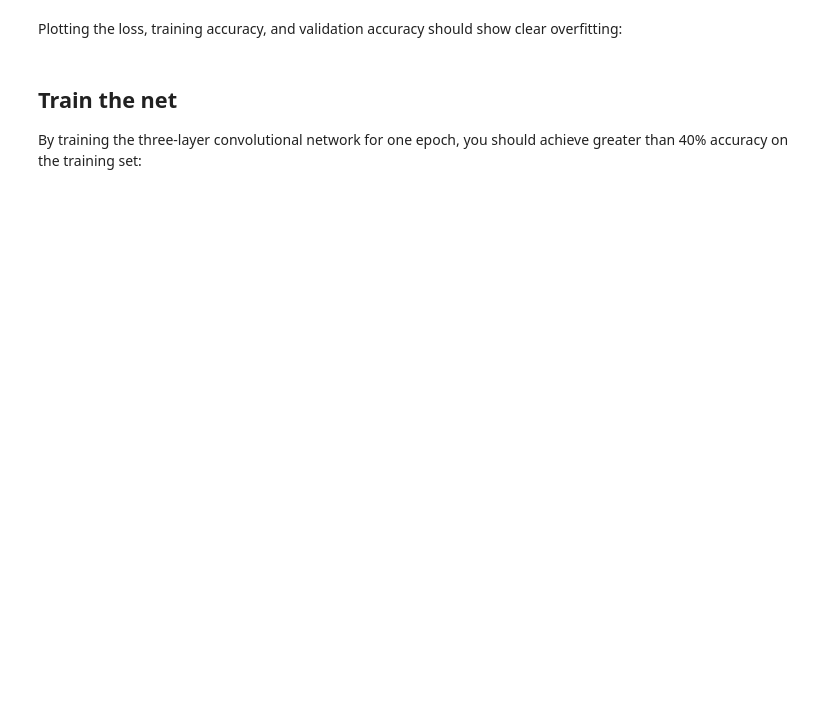
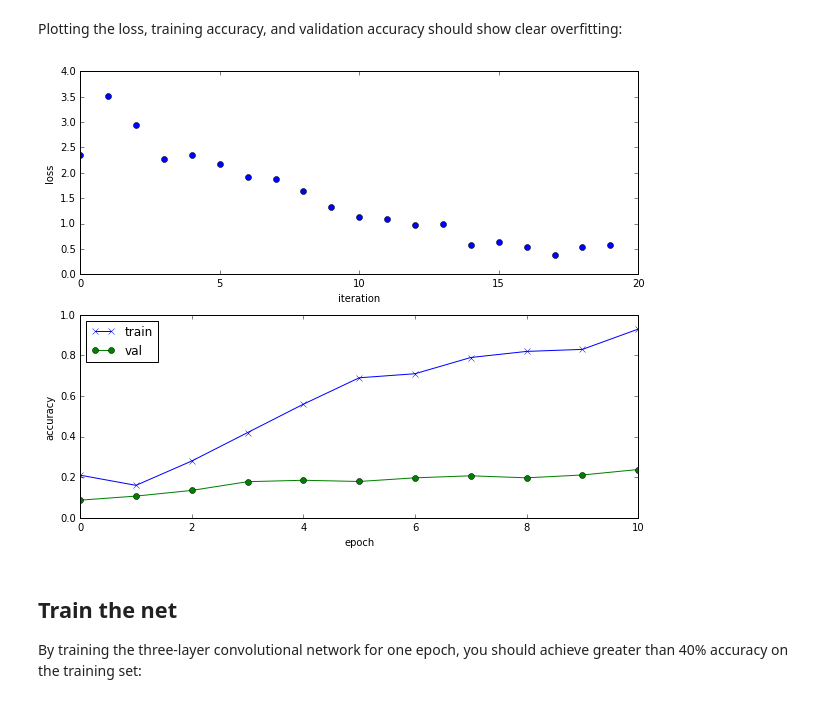
Before and after one commit to FengyangZhang/CS231nAssignment2, a Jupyter notebook: ConvolutionalNetworks.ipynb, the cells around one changed output. Saved outputs shown, nothing was run; the diff lists cells and outputs as text; code cells hidden in the pictures; blank space fills up the shorter version.

```diff
--- a/ConvolutionalNetworks.ipynb
+++ b/ConvolutionalNetworks.ipynb
@@ -413,16 +475,18 @@ Plotting the loss, training accuracy, and validation accuracy should show clear
 # %%
 plt.subplot(2, 1, 1)
 plt.plot(solver.loss_history, 'o')
 plt.xlabel('iteration')
 plt.ylabel('loss')
 
 plt.subplot(2, 1, 2)
-plt.plot(solver.train_acc_history, '-o')
+plt.plot(solver.train_acc_history, '-x')
 plt.plot(solver.val_acc_history, '-o')
 plt.legend(['train', 'val'], loc='upper left')
 plt.xlabel('epoch')
 plt.ylabel('accuracy')
 plt.show()
+# %% [output]
+[figure, added]
 # %% [markdown]
 ## Train the net
 By training the three-layer convolutional network for one epoch, you should achieve greater than 40% accuracy on the training set:
```
Also changed, not shown: parts of 10 cells of this notebook, 2 other files.
